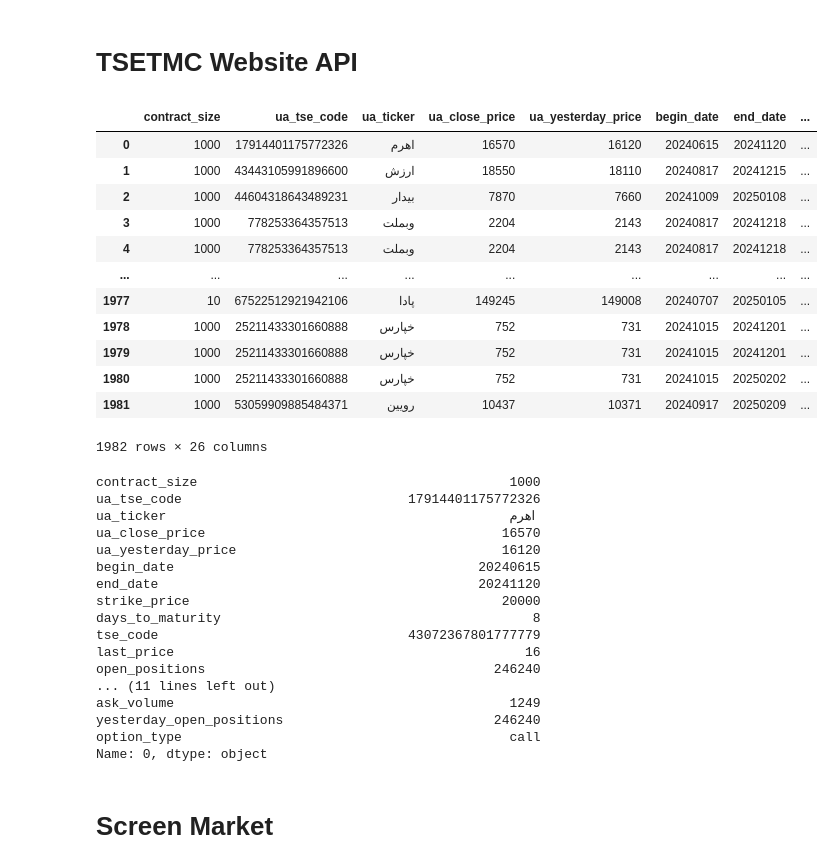
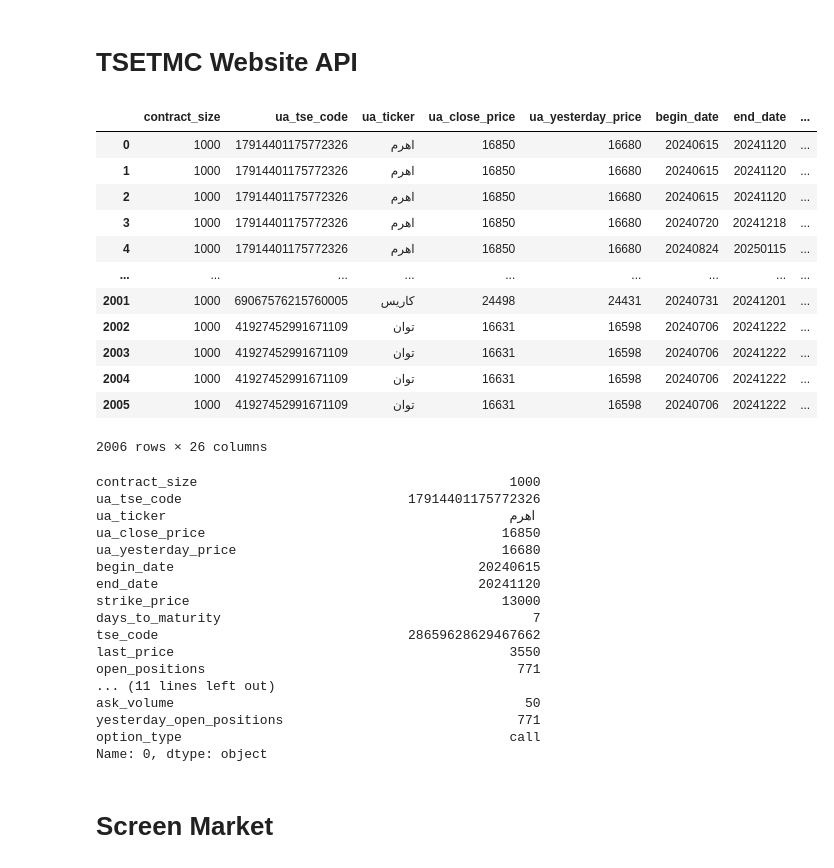
Before and after one commit to masoudghah/TSELiveOptionData, a Jupyter notebook: README.ipynb, the cells around one changed output. Cells and saved outputs as stored; diff of their text form; code cells hidden in the pictures.

```diff
--- a/README.ipynb
+++ b/README.ipynb
@@ -85,49 +85,49 @@ import pandas as pd
 # %%
 from data_source.tsetmc.api import fetch_cleaned_entire_market_data
 
 read_data_from_file = True
-# read_data_from_file = False
+read_data_from_file = False
 
 csv_file_path = r"data_source\tsetmc\TSETMC_sample_data.csv"
 
 if read_data_from_file:
     entire_option_market_data = pd.read_csv(csv_file_path)
 else:
     entire_option_market_data = fetch_cleaned_entire_market_data()
     entire_option_market_data.to_csv(path_or_buf=csv_file_path, index=False)
 
 
 display(entire_option_market_data)
 print(entire_option_market_data.iloc[0])
 # %% [output]
 |  | contract_size | ua_tse_code | ua_ticker | ua_close_price | ua_yesterday_price | begin_date | end_date | ... |
-| 0 | 1000 | 17914401175772326 | اهرم | 16570 | 16120 | 20240615 | 20241120 | ... |
-| 1 | 1000 | 43443105991896600 | ارزش | 18550 | 18110 | 20240817 | 20241215 | ... |
-| 2 | 1000 | 44604318643489231 | بيدار | 7870 | 7660 | 20241009 | 20250108 | ... |
-| 3 | 1000 | 778253364357513 | وبملت | 2204 | 2143 | 20240817 | 20241218 | ... |
-| 4 | 1000 | 778253364357513 | وبملت | 2204 | 2143 | 20240817 | 20241218 | ... |
+| 0 | 1000 | 17914401175772326 | اهرم | 16850 | 16680 | 20240615 | 20241120 | ... |
+| 1 | 1000 | 17914401175772326 | اهرم | 16850 | 16680 | 20240615 | 20241120 | ... |
+| 2 | 1000 | 17914401175772326 | اهرم | 16850 | 16680 | 20240615 | 20241120 | ... |
+| 3 | 1000 | 17914401175772326 | اهرم | 16850 | 16680 | 20240720 | 20241218 | ... |
+| 4 | 1000 | 17914401175772326 | اهرم | 16850 | 16680 | 20240824 | 20250115 | ... |
 | ... | ... | ... | ... | ... | ... | ... | ... | ... |
-| 1977 | 10 | 67522512921942106 | پادا | 149245 | 149008 | 20240707 | 20250105 | ... |
-| 1978 | 1000 | 25211433301660888 | خپارس | 752 | 731 | 20241015 | 20241201 | ... |
-| 1979 | 1000 | 25211433301660888 | خپارس | 752 | 731 | 20241015 | 20241201 | ... |
-| 1980 | 1000 | 25211433301660888 | خپارس | 752 | 731 | 20241015 | 20250202 | ... |
-| 1981 | 1000 | 53059909885484371 | رويين | 10437 | 10371 | 20240917 | 20250209 | ... |
+| 2001 | 1000 | 69067576215760005 | كاريس | 24498 | 24431 | 20240731 | 20241201 | ... |
+| 2002 | 1000 | 41927452991671109 | توان | 16631 | 16598 | 20240706 | 20241222 | ... |
+| 2003 | 1000 | 41927452991671109 | توان | 16631 | 16598 | 20240706 | 20241222 | ... |
+| 2004 | 1000 | 41927452991671109 | توان | 16631 | 16598 | 20240706 | 20241222 | ... |
+| 2005 | 1000 | 41927452991671109 | توان | 16631 | 16598 | 20240706 | 20241222 | ... |
-1982 rows × 26 columns
+2006 rows × 26 columns
 contract_size                                        1000
 ua_tse_code                             17914401175772326
 ua_ticker                                            اهرم
-ua_close_price                                      16570
-ua_yesterday_price                                  16120
+ua_close_price                                      16850
+ua_yesterday_price                                  16680
 begin_date                                       20240615
 end_date                                         20241120
-strike_price                                        20000
-days_to_maturity                                        8
-tse_code                                43072367801777779
-last_price                                             16
-open_positions                                     246240
+strike_price                                        13000
+days_to_maturity                                        7
+tse_code                                28659628629467662
+last_price                                           3550
+open_positions                                        771
 ... (11 lines left out)
-ask_volume                                           1249
-yesterday_open_positions                           246240
+ask_volume                                             50
+yesterday_open_positions                              771
 option_type                                          call
 Name: 0, dtype: object
 # %% [markdown]
```
Also changed, not shown: parts of 5 cells of this notebook, 4 other files.
